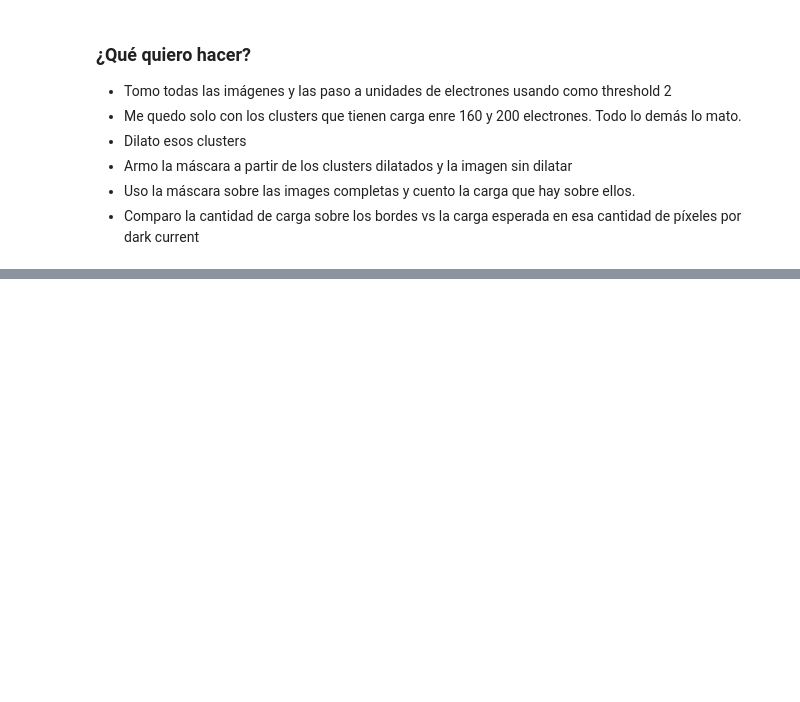
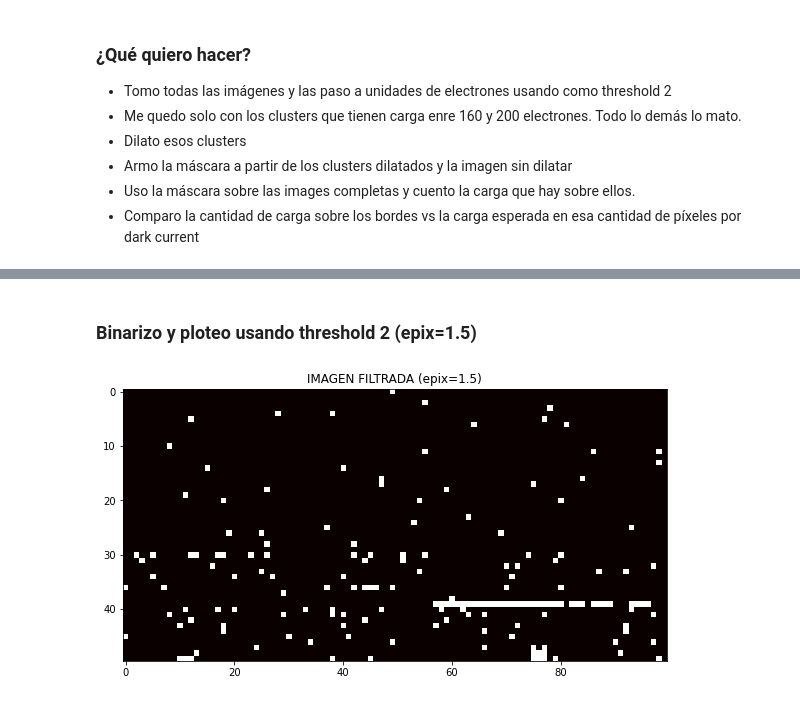
Before and after one commit to Igna11/Tesis-Skipper, a Jupyter notebook: Analisis_Imagenes_bordes.ipynb, the cells around one changed output, grey strips where cells are left out. Saved outputs shown, nothing was run; the diff lists cells and outputs as text; code cells hidden in the pictures; blank space fills up the shorter version.

```diff
--- a/Analisis_Imagenes_bordes.ipynb
+++ b/Analisis_Imagenes_bordes.ipynb
@@ -799,0 +822,10 @@ Promedio clusters de 180 p/ imagen: 3.93 +/- 2.05
+# %% [markdown]
+### Binarizo y ploteo usando threshold 2 (epix=1.5)
+# %%
+# binarizo con thresh=2 equivalente a epix 1.5
+img_bw = img2bw(img, lower_thresh=2)
+plt.figure(figsize=(17,5))
+plt.title("IMAGEN FILTRADA (epix=1.5)")
+plt.imshow(img_bw[:,350:450], cmap="hot", vmin=0, vmax=1);
+# %% [output]
+[figure, added]
```
Also changed, not shown: parts of 33 cells of this notebook, 1 other file.
